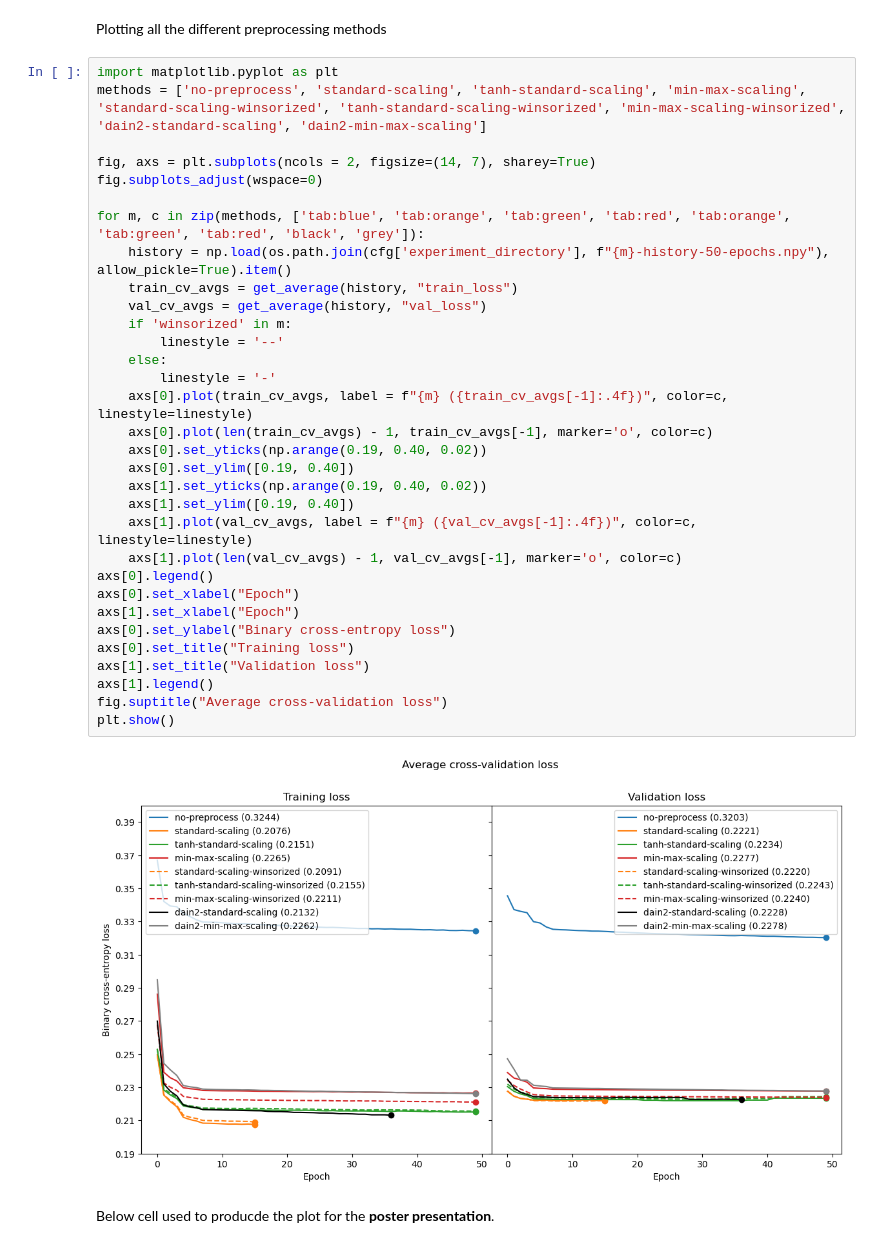
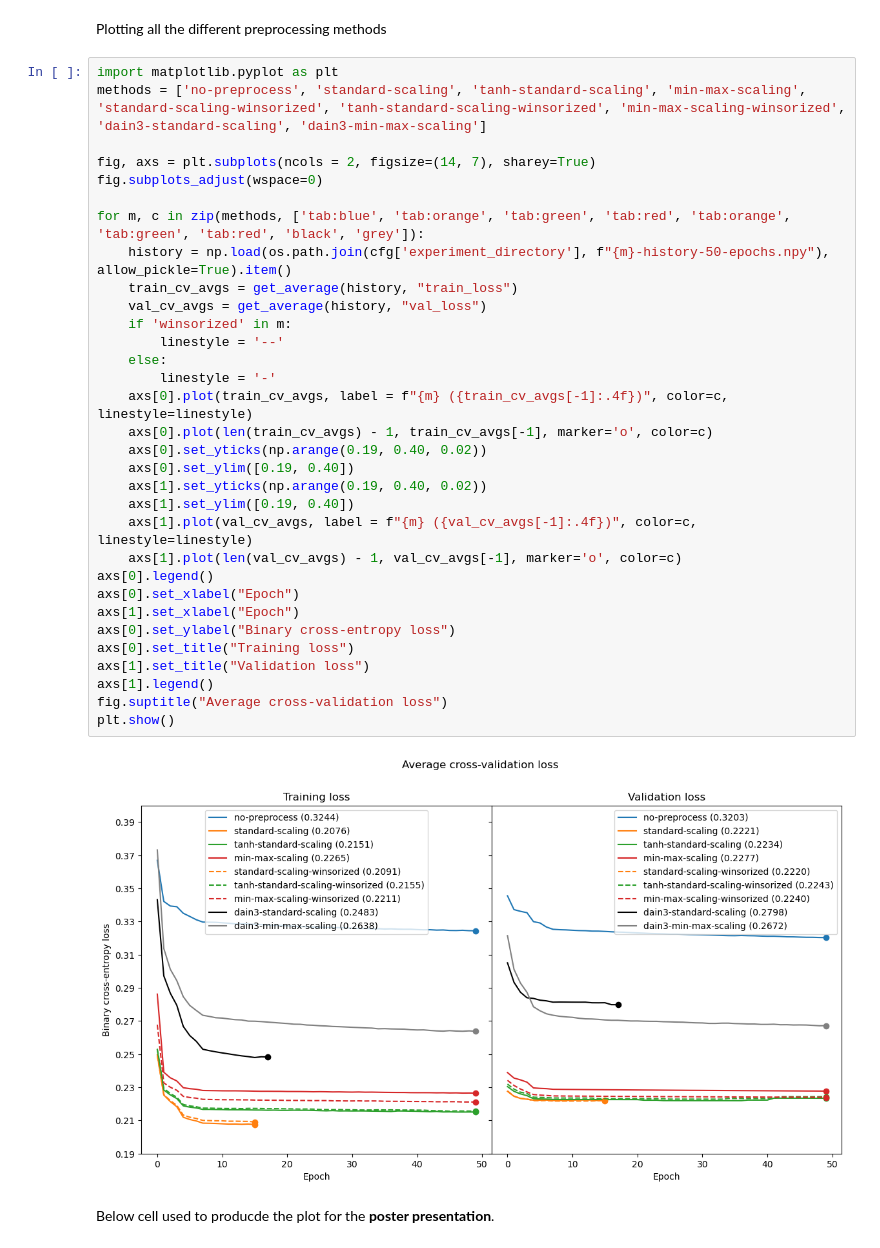
Before and after one commit to marcusGH/edain_paper, a Jupyter notebook: notebooks/static_preprocessing_classes.ipynb, the cells around one changed output. Drawn from its saved outputs; the diff is of its cells as text.

Commit message:
More dain experiments, Fixed learning rate bug

```diff
--- a/notebooks/static_preprocessing_classes.ipynb
+++ b/notebooks/static_preprocessing_classes.ipynb
@@ -280,38 +280,38 @@ plt.show()
 Plotting all the different preprocessing methods
 # %%
 import matplotlib.pyplot as plt
-methods = ['no-preprocess', 'standard-scaling', 'tanh-standard-scaling', 'min-max-scaling', 'standard-scaling-winsorized', 'tanh-standard-scaling-winsorized', 'min-max-scaling-winsorized', 'dain2-standard-scaling', 'dain2-min-max-scaling']
+methods = ['no-preprocess', 'standard-scaling', 'tanh-standard-scaling', 'min-max-scaling', 'standard-scaling-winsorized', 'tanh-standard-scaling-winsorized', 'min-max-scaling-winsorized', 'dain3-standard-scaling', 'dain3-min-max-scaling']
 
 fig, axs = plt.subplots(ncols = 2, figsize=(14, 7), sharey=True)
 fig.subplots_adjust(wspace=0)
 
 for m, c in zip(methods, ['tab:blue', 'tab:orange', 'tab:green', 'tab:red', 'tab:orange', 'tab:green', 'tab:red', 'black', 'grey']):
     history = np.load(os.path.join(cfg['experiment_directory'], f"{m}-history-50-epochs.npy"), allow_pickle=True).item()
     train_cv_avgs = get_average(history, "train_loss")
     val_cv_avgs = get_average(history, "val_loss")
     if 'winsorized' in m:
         linestyle = '--'
     else:
         linestyle = '-'
     axs[0].plot(train_cv_avgs, label = f"{m} ({train_cv_avgs[-1]:.4f})", color=c, linestyle=linestyle)
     axs[0].plot(len(train_cv_avgs) - 1, train_cv_avgs[-1], marker='o', color=c)
     axs[0].set_yticks(np.arange(0.19, 0.40, 0.02))
     axs[0].set_ylim([0.19, 0.40])
     axs[1].set_yticks(np.arange(0.19, 0.40, 0.02))
     axs[1].set_ylim([0.19, 0.40])
     axs[1].plot(val_cv_avgs, label = f"{m} ({val_cv_avgs[-1]:.4f})", color=c, linestyle=linestyle)
     axs[1].plot(len(val_cv_avgs) - 1, val_cv_avgs[-1], marker='o', color=c)
 axs[0].legend()
 axs[0].set_xlabel("Epoch")
 axs[1].set_xlabel("Epoch")
 axs[0].set_ylabel("Binary cross-entropy loss")
 axs[0].set_title("Training loss")
 axs[1].set_title("Validation loss")
 axs[1].legend()
 fig.suptitle("Average cross-validation loss")
 plt.show()
 # %% [output]
-[figure, old version]
+[figure, new version]
 # %% [markdown]
 Below cell used to producde the plot for the **poster presentation**.
 # %%
```
Also changed, not shown: 6 other files.
